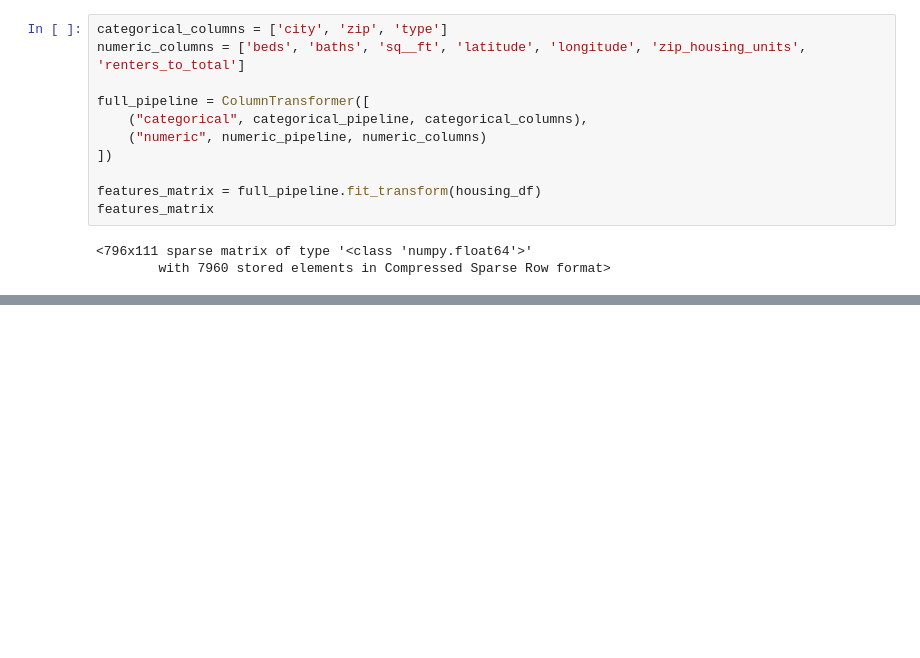
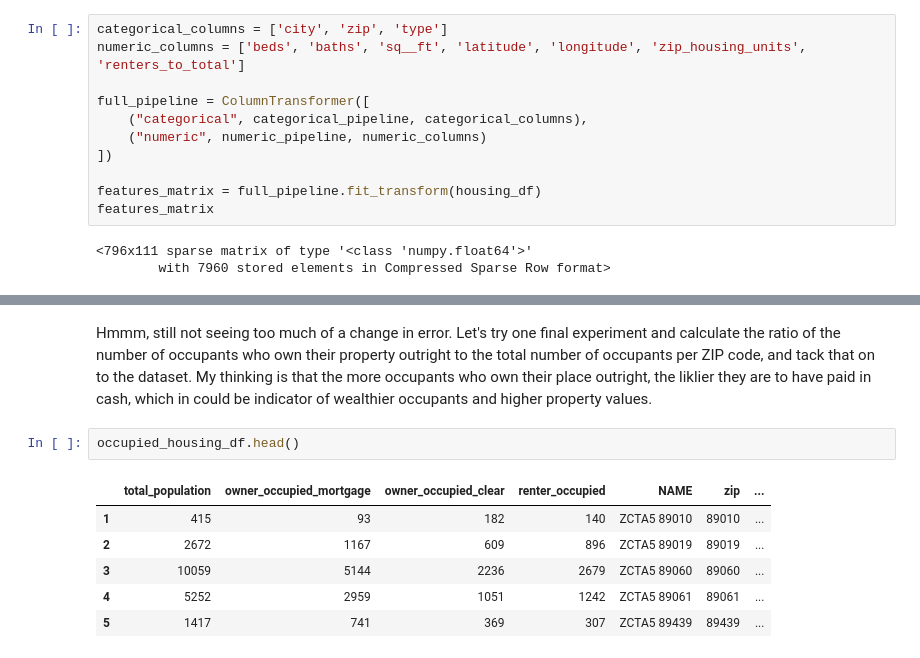
Before and after one commit to schledererj/cs6340-project-2, a Jupyter notebook: CS6340_Lab_2.ipynb, the cells around one changed output, grey strips where cells are left out. Saved outputs shown, nothing was run; the diff lists cells and outputs as text; blank space fills up the shorter version.

```diff
--- a/CS6340_Lab_2.ipynb
+++ b/CS6340_Lab_2.ipynb
@@ -1049,0 +1054,11 @@ error_pass_8
+# %% [markdown]
+Hmmm, still not seeing too much of a change in error. Let's try one final experiment and calculate the ratio of the number of occupants who own their property outright to the total number of occupants per ZIP code, and tack that on to the dataset. My thinking is that the more occupants who own their place outright, the liklier they are to have paid in cash, which in could be indicator of wealthier occupants and higher property values.
+# %%
+occupied_housing_df.head()
+# %% [output]
+|  | total_population | owner_occupied_mortgage | owner_occupied_clear | renter_occupied | NAME | zip | ... |
+| 1 | 415 | 93 | 182 | 140 | ZCTA5 89010 | 89010 | ... |
+| 2 | 2672 | 1167 | 609 | 896 | ZCTA5 89019 | 89019 | ... |
+| 3 | 10059 | 5144 | 2236 | 2679 | ZCTA5 89060 | 89060 | ... |
+| 4 | 5252 | 2959 | 1051 | 1242 | ZCTA5 89061 | 89061 | ... |
+| 5 | 1417 | 741 | 369 | 307 | ZCTA5 89439 | 89439 | ... |
```
Also changed, not shown: parts of 33 cells of this notebook.
